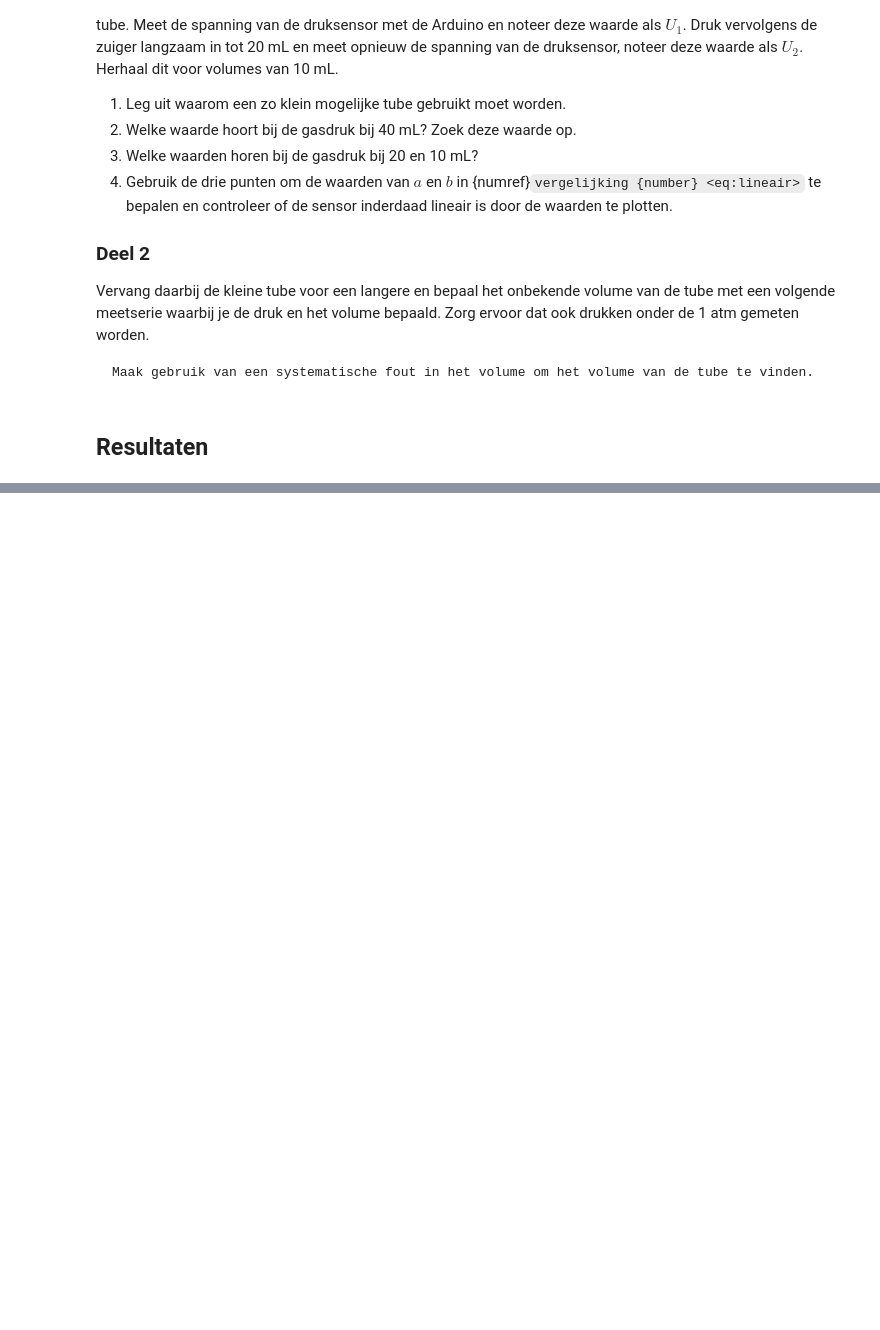
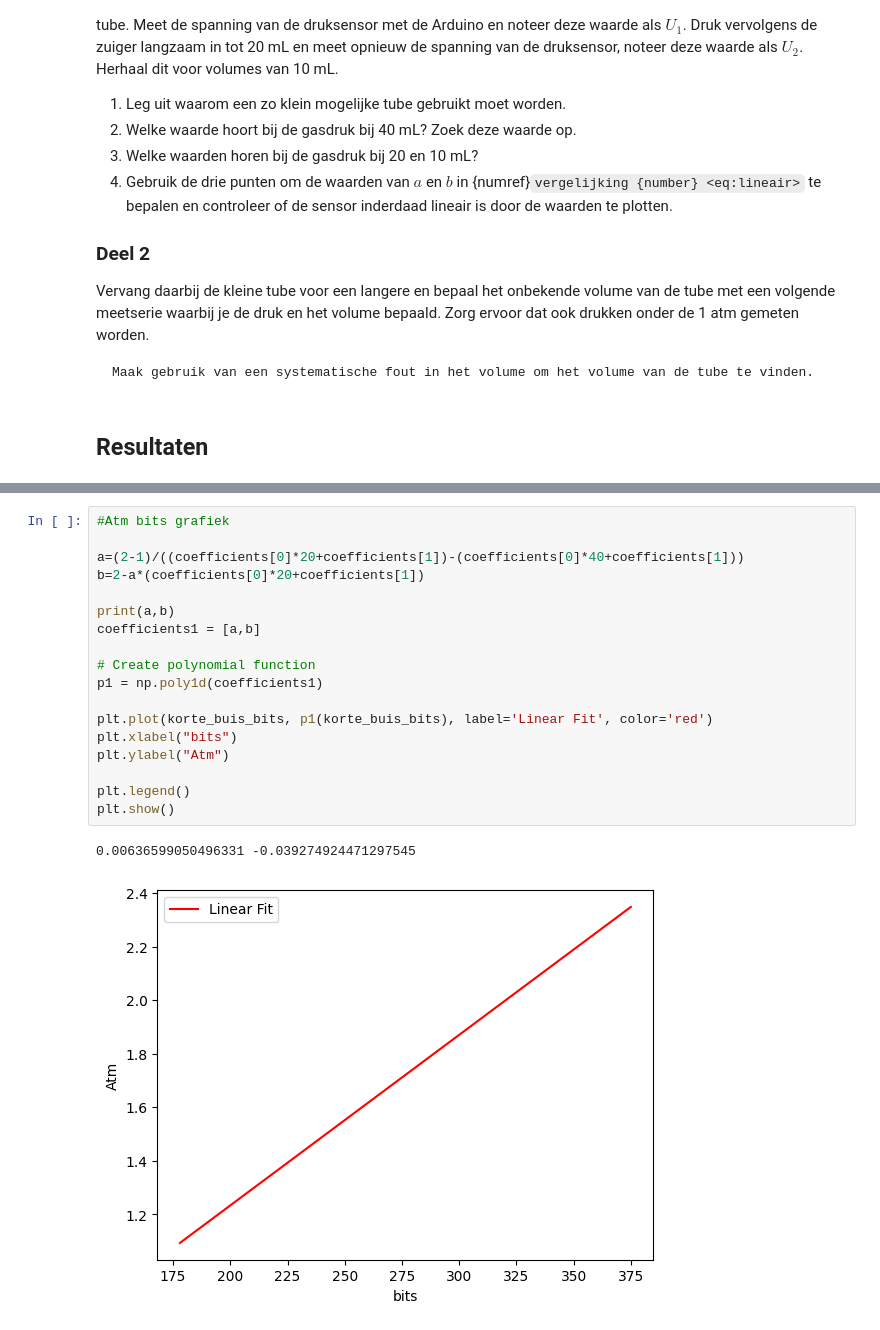
Before and after one commit to firebase21/Group7, a Jupyter notebook: Content/Labs/druksensorijken.ipynb, the cells around one changed output, grey strips where cells are left out. Saved outputs shown, nothing was run; the diff lists cells and outputs as text; blank space fills up the shorter version.

```diff
--- a/Content/Labs/druksensorijken.ipynb
+++ b/Content/Labs/druksensorijken.ipynb
@@ -96,0 +99,21 @@ Linear Fit Coefficients: [ -7.85423729 477.42372881]
+# %%
+#Atm bits grafiek
+
+a=(2-1)/((coefficients[0]*20+coefficients[1])-(coefficients[0]*40+coefficients[1]))
+b=2-a*(coefficients[0]*20+coefficients[1])
+
+print(a,b)
+coefficients1 = [a,b]
+
+# Create polynomial function
+p1 = np.poly1d(coefficients1)
+
+plt.plot(korte_buis_bits, p1(korte_buis_bits), label='Linear Fit', color='red')
+plt.xlabel("bits")
+plt.ylabel("Atm")
+
+plt.legend()
+plt.show()
+# %% [output]
+0.00636599050496331 -0.039274924471297545
+[figure, added]
```
Also changed, not shown: parts of 2 cells of this notebook.
